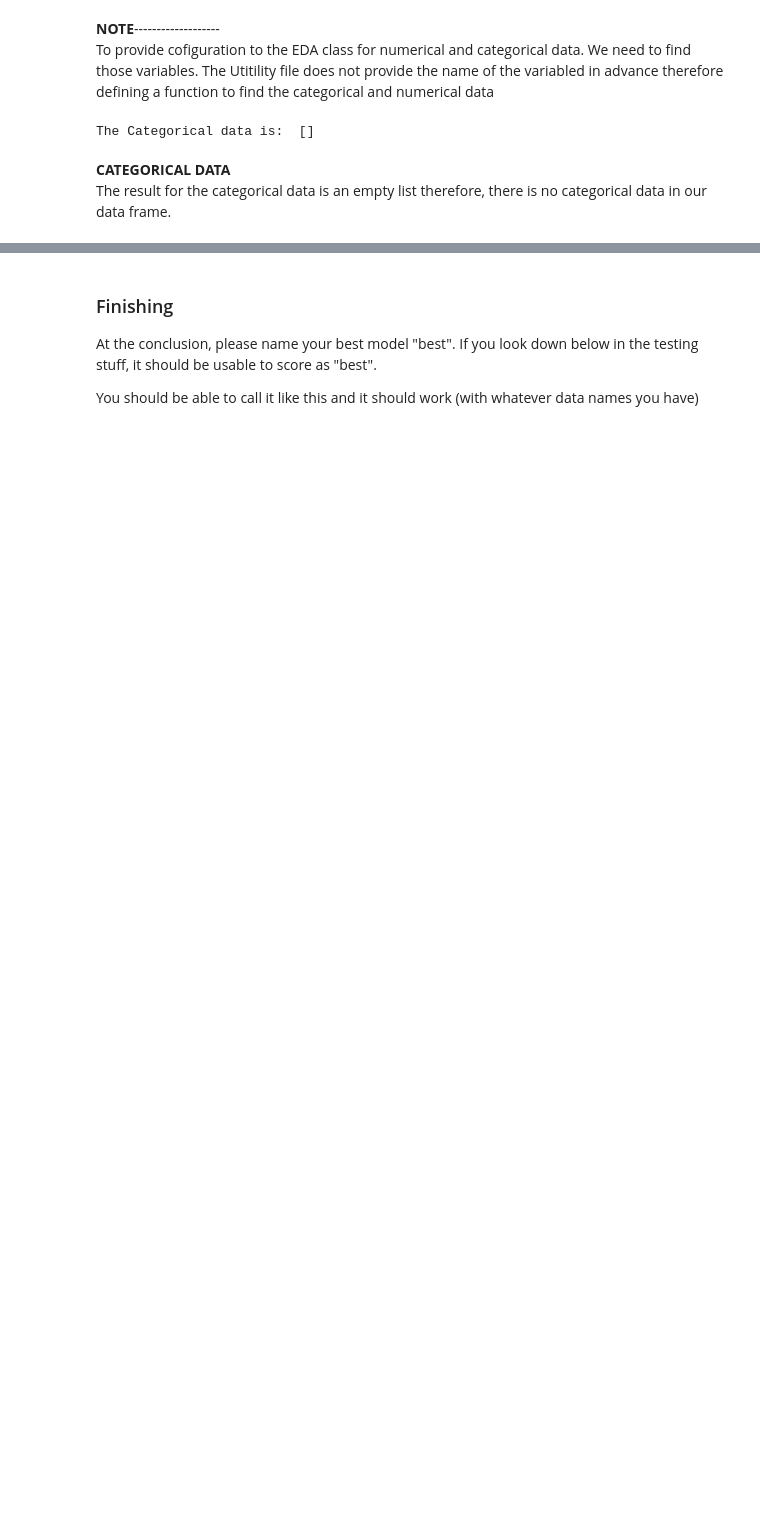
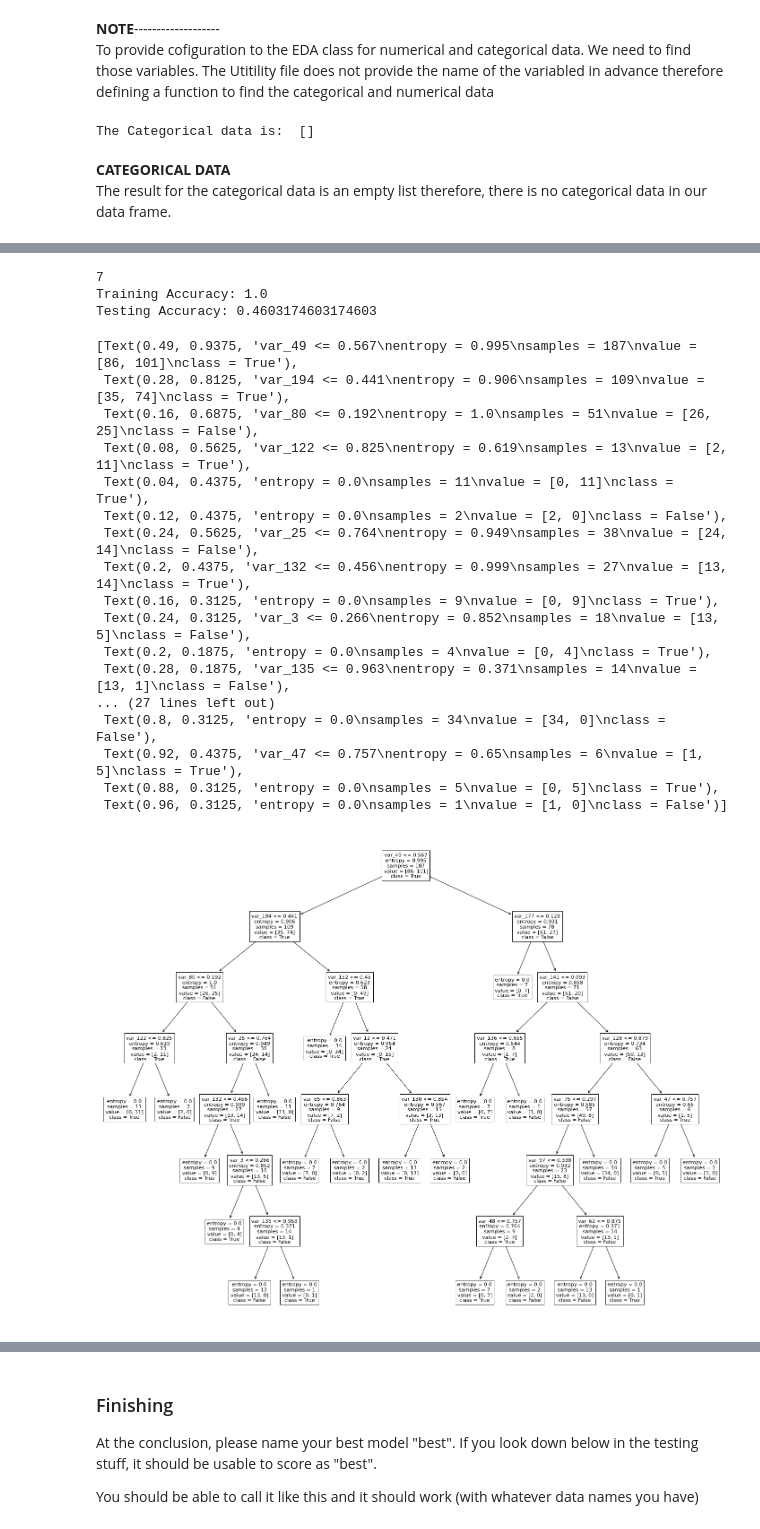
Before and after one commit to SidhST12/ItML_Asn_1_Students, a Jupyter notebook: part2_start.ipynb, the cells around one changed output, grey strips where cells are left out. Cells and saved outputs as stored; diff of their text form; code cells hidden in the pictures; blank space fills up the shorter version.

```diff
--- a/part2_start.ipynb
+++ b/part2_start.ipynb
@@ -188,0 +201,31 @@ Testing Accuracy: 0.5238095238095238
+# %%
+#Tree with entropy
+clf = DecisionTreeClassifier(criterion="entropy")
+clf = clf.fit(X_train, y_train)
+print(clf.get_depth())
+print("Training Accuracy:", clf.score(X_train, y_train))
+print("Testing Accuracy:", clf.score(X_test, y_test))
+plt.figure(figsize=(25,20))
+plot_tree(clf, feature_names=df.columns[:-1], class_names=["False","True"])
+# %% [output]
+7
+Training Accuracy: 1.0
+Testing Accuracy: 0.4603174603174603
+[Text(0.49, 0.9375, 'var_49 <= 0.567\nentropy = 0.995\nsamples = 187\nvalue = [86, 101]\nclass = True'),
+ Text(0.28, 0.8125, 'var_194 <= 0.441\nentropy = 0.906\nsamples = 109\nvalue = [35, 74]\nclass = True'),
+ Text(0.16, 0.6875, 'var_80 <= 0.192\nentropy = 1.0\nsamples = 51\nvalue = [26, 25]\nclass = False'),
+ Text(0.08, 0.5625, 'var_122 <= 0.825\nentropy = 0.619\nsamples = 13\nvalue = [2, 11]\nclass = True'),
+ Text(0.04, 0.4375, 'entropy = 0.0\nsamples = 11\nvalue = [0, 11]\nclass = True'),
+ Text(0.12, 0.4375, 'entropy = 0.0\nsamples = 2\nvalue = [2, 0]\nclass = False'),
+ Text(0.24, 0.5625, 'var_25 <= 0.764\nentropy = 0.949\nsamples = 38\nvalue = [24, 14]\nclass = False'),
+ Text(0.2, 0.4375, 'var_132 <= 0.456\nentropy = 0.999\nsamples = 27\nvalue = [13, 14]\nclass = True'),
+ Text(0.16, 0.3125, 'entropy = 0.0\nsamples = 9\nvalue = [0, 9]\nclass = True'),
+ Text(0.24, 0.3125, 'var_3 <= 0.266\nentropy = 0.852\nsamples = 18\nvalue = [13, 5]\nclass = False'),
+ Text(0.2, 0.1875, 'entropy = 0.0\nsamples = 4\nvalue = [0, 4]\nclass = True'),
+ Text(0.28, 0.1875, 'var_135 <= 0.963\nentropy = 0.371\nsamples = 14\nvalue = [13, 1]\nclass = False'),
+... (27 lines left out)
+ Text(0.8, 0.3125, 'entropy = 0.0\nsamples = 34\nvalue = [34, 0]\nclass = False'),
+ Text(0.92, 0.4375, 'var_47 <= 0.757\nentropy = 0.65\nsamples = 6\nvalue = [1, 5]\nclass = True'),
+ Text(0.88, 0.3125, 'entropy = 0.0\nsamples = 5\nvalue = [0, 5]\nclass = True'),
+ Text(0.96, 0.3125, 'entropy = 0.0\nsamples = 1\nvalue = [1, 0]\nclass = False')]
+[figure, added]
```
Also changed, not shown: parts of 21 cells of this notebook.
